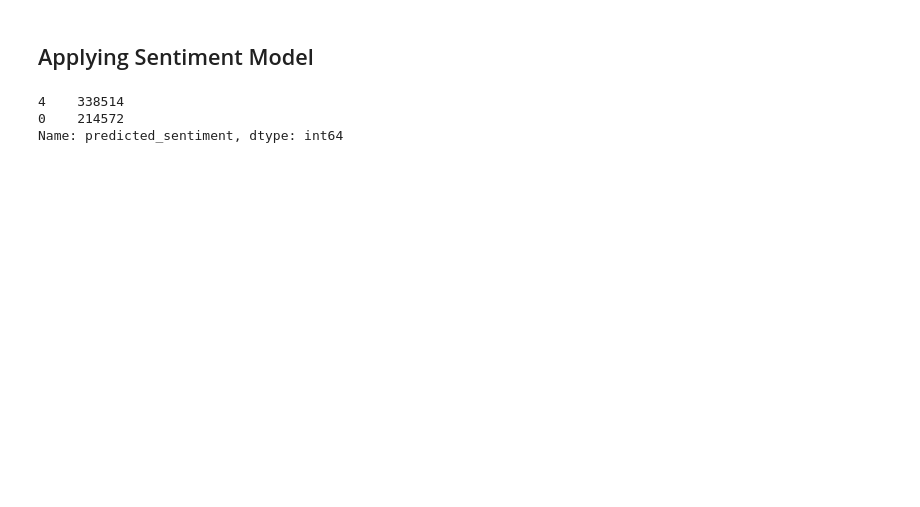
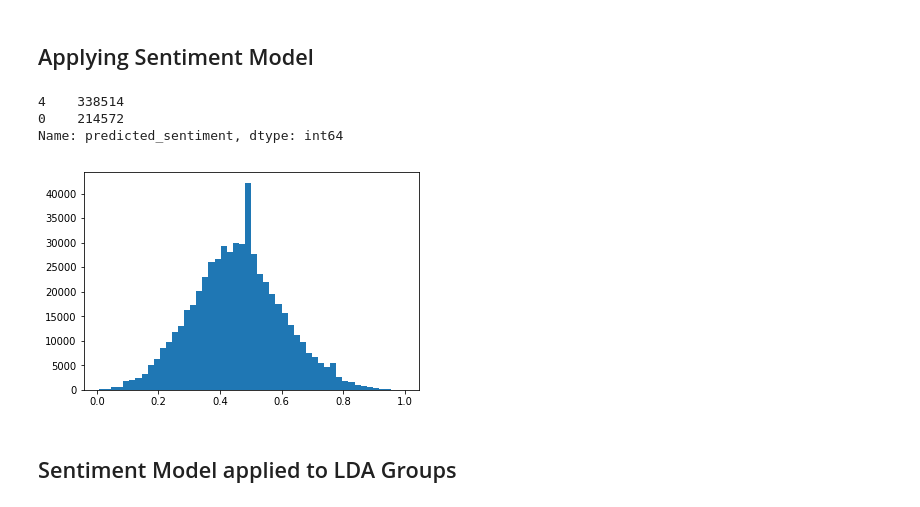
Before and after one commit to NYU-CDS-Capstone-Project/NotablyLoftyPotential, a Jupyter notebook: Data Dive.ipynb, the cells around one changed output. Saved outputs shown, nothing was run; the diff lists cells and outputs as text; code cells hidden in the pictures; blank space fills up the shorter version.

Commit message:
adds in LDA histograms and sentiment modeling in data dive

```diff
--- a/Data Dive.ipynb
+++ b/Data Dive.ipynb
@@ -167,13 +180,13 @@ df_base['net_emo_outrage'] = df_base['outrage_emo']-df_base['positive_emo']
 # %% [markdown]
 ## Applying Sentiment Model
 # %%
-os.chdir("../NotablyLoftPotential")
+os.chdir("../NotablyLoftyPotential")
 
 filename = 'finalized_sentiment_model.pkl'
 model_pkl = open(filename, 'rb')
 nb_model = pickle.load(model_pkl)
 
-filename = 'vectorizer.pkl' #zipped as it exceeds 100MB
+filename = '../vectorizer.pkl' #zipped as it exceeds 100MB
 vectorizer_pkl = open(filename, 'rb')
 nb_vectorizer = pickle.load(vectorizer_pkl)
 
@@ -183,9 +196,17 @@ pred_sentiments = nb_model.predict(test_vecs)
 prediction_nb = nb_model.predict(test_vecs)
 # %%
 df_base['predicted_sentiment']=prediction_nb
+df_base['negative_sentiment_prob']= 1-nb_model.predict_proba(test_vecs)[:,1]
 # %%
 df_base['predicted_sentiment'].value_counts()
 # %% [output]
 4    338514
 0    214572
 Name: predicted_sentiment, dtype: int64
+# %%
+plt.hist(df_base['negative_sentiment_prob'], bins=50)
+plt.show()
+# %% [output]
+[figure, added]
+# %% [markdown]
+## Sentiment Model applied to LDA Groups
```
Also changed, not shown: parts of 5 cells of this notebook, 25 other files.
